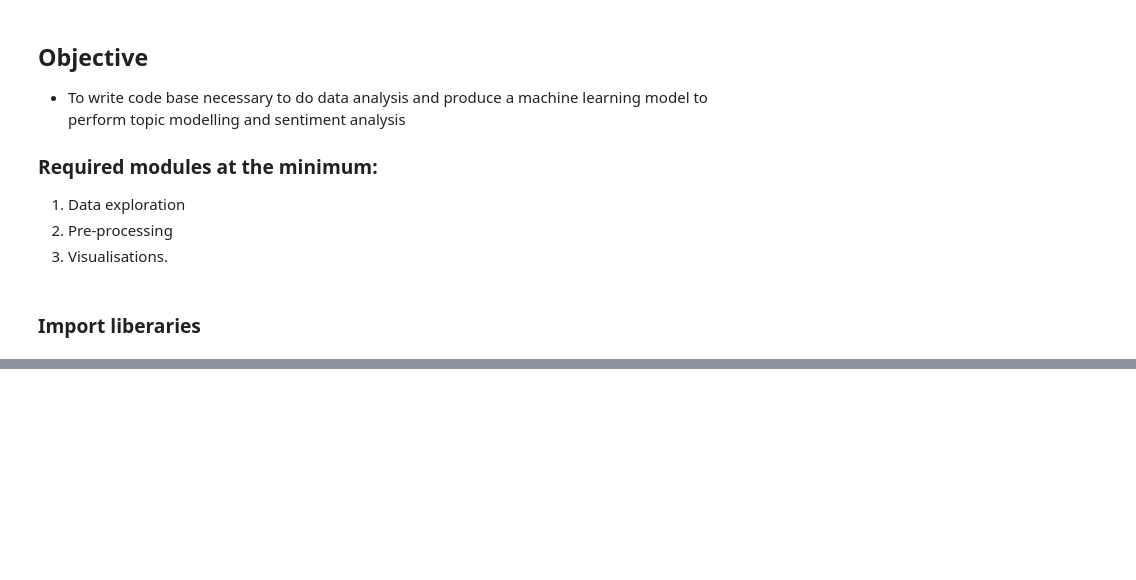
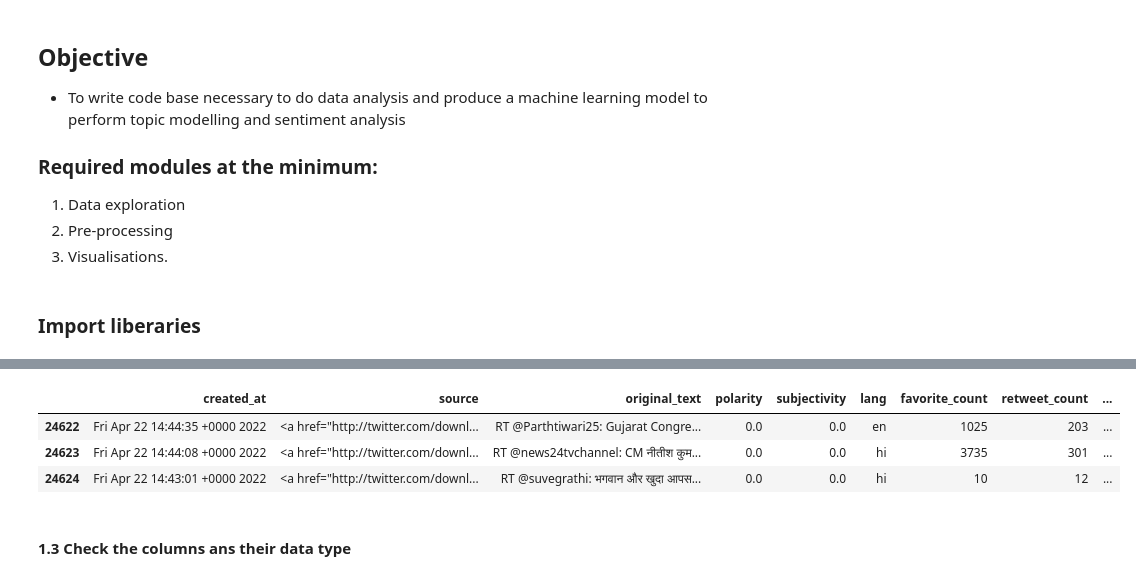
Before and after one commit to gezish/Twitter-Data-Analysis, a Jupyter notebook: Notebook/data_exploration.ipynb, the cells around one changed output, grey strips where cells are left out. Saved outputs shown, nothing was run; the diff lists cells and outputs as text; code cells hidden in the pictures; blank space fills up the shorter version.

```diff
--- a/Notebook/data_exploration.ipynb
+++ b/Notebook/data_exploration.ipynb
@@ -42,0 +53,9 @@ raw_data.head()
+# %%
+raw_data.tail(3)
+# %% [output]
+|  | created_at | source | original_text | polarity | subjectivity | lang | favorite_count | retweet_count | ... |
+| 24622 | Fri Apr 22 14:44:35 +0000 2022 | <a href="http://twitter.com/downl... | RT @Parthtiwari25: Gujarat Congre... | 0.0 | 0.0 | en | 1025 | 203 | ... |
+| 24623 | Fri Apr 22 14:44:08 +0000 2022 | <a href="http://twitter.com/downl... | RT @news24tvchannel: CM नीतीश कुम... | 0.0 | 0.0 | hi | 3735 | 301 | ... |
+| 24624 | Fri Apr 22 14:43:01 +0000 2022 | <a href="http://twitter.com/downl... | RT @suvegrathi: भगवान और खुदा आपस... | 0.0 | 0.0 | hi | 10 | 12 | ... |
+# %% [markdown]
+#### 1.3 Check the columns ans their data type
```
Also changed, not shown: parts of 16 cells of this notebook.
